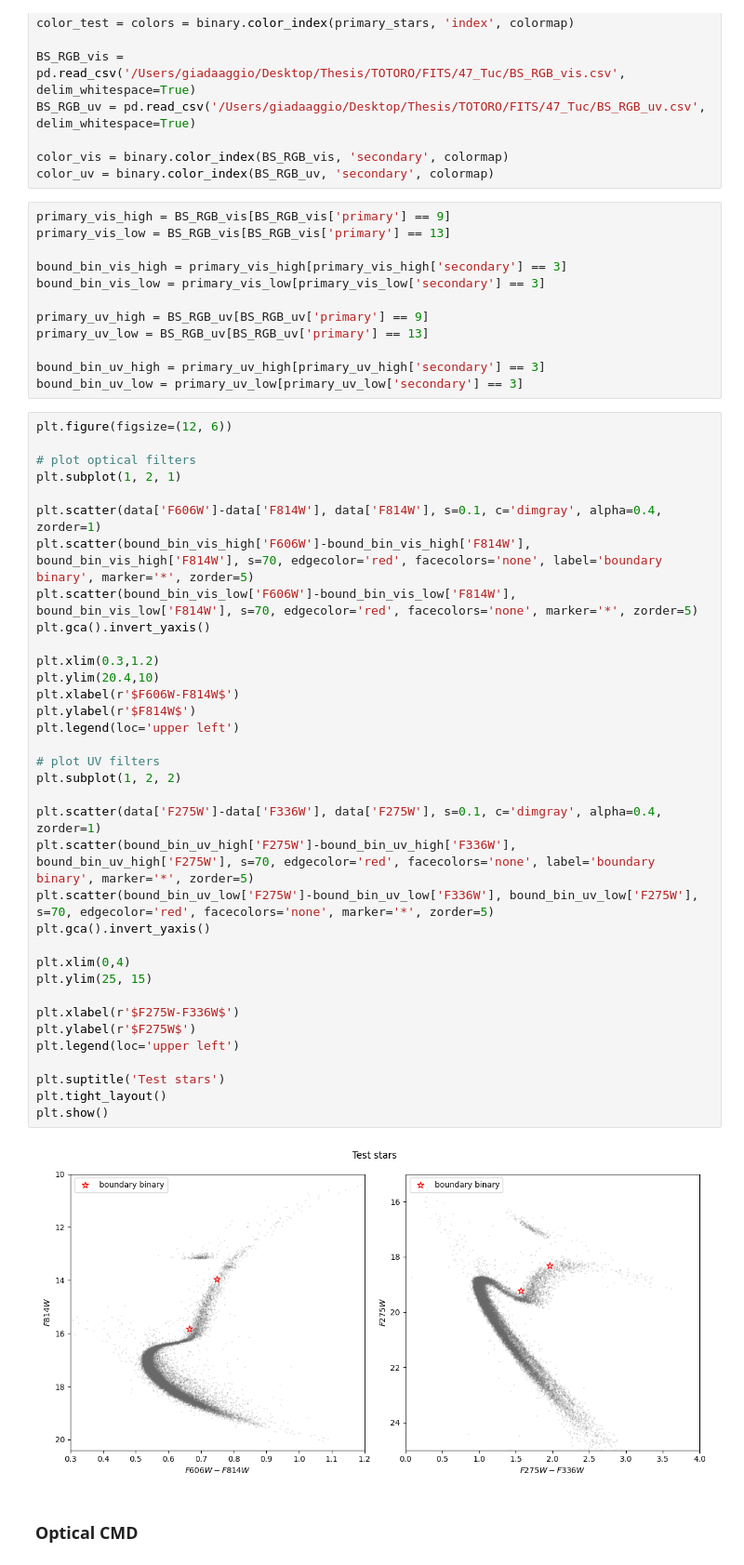
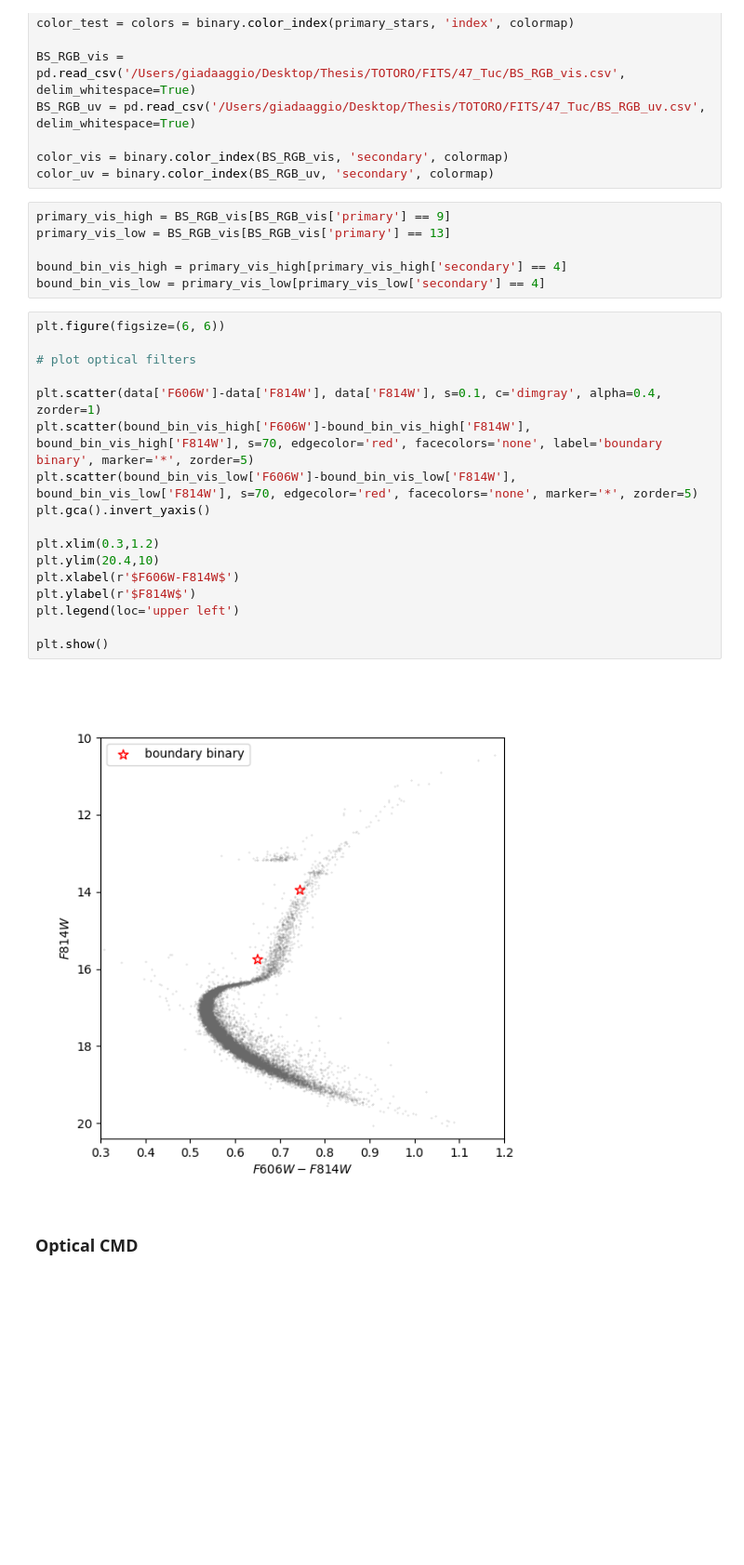
Before and after one commit to giadaaggio/master_thesis, a Jupyter notebook: TOTORO/CODES/notebooks/analysis/47 Tuc/region_binaries_RGB.ipynb, the cells around one changed output. Shown at 93% size. Drawn from its saved outputs; the diff is of its cells as text; blank space fills up the shorter version.

```diff
--- a/TOTORO/CODES/notebooks/analysis/47 Tuc/region_binaries_RGB.ipynb
+++ b/TOTORO/CODES/notebooks/analysis/47 Tuc/region_binaries_RGB.ipynb
@@ -63,50 +89,26 @@ color_uv = binary.color_index(BS_RGB_uv, 'secondary', colormap)
 primary_vis_high = BS_RGB_vis[BS_RGB_vis['primary'] == 9]
 primary_vis_low = BS_RGB_vis[BS_RGB_vis['primary'] == 13]
 
-bound_bin_vis_high = primary_vis_high[primary_vis_high['secondary'] == 3]
-bound_bin_vis_low = primary_vis_low[primary_vis_low['secondary'] == 3]
-
-primary_uv_high = BS_RGB_uv[BS_RGB_uv['primary'] == 9]
-primary_uv_low = BS_RGB_uv[BS_RGB_uv['primary'] == 13]
-
-bound_bin_uv_high = primary_uv_high[primary_uv_high['secondary'] == 3]
-bound_bin_uv_low = primary_uv_low[primary_uv_low['secondary'] == 3]
+bound_bin_vis_high = primary_vis_high[primary_vis_high['secondary'] == 4]
+bound_bin_vis_low = primary_vis_low[primary_vis_low['secondary'] == 4]
 # %%
-plt.figure(figsize=(12, 6))
+plt.figure(figsize=(6, 6))
 
 # plot optical filters
-plt.subplot(1, 2, 1)
 
 plt.scatter(data['F606W']-data['F814W'], data['F814W'], s=0.1, c='dimgray', alpha=0.4, zorder=1)
 plt.scatter(bound_bin_vis_high['F606W']-bound_bin_vis_high['F814W'], bound_bin_vis_high['F814W'], s=70, edgecolor='red', facecolors='none', label='boundary binary', marker='*', zorder=5)
 plt.scatter(bound_bin_vis_low['F606W']-bound_bin_vis_low['F814W'], bound_bin_vis_low['F814W'], s=70, edgecolor='red', facecolors='none', marker='*', zorder=5)
 plt.gca().invert_yaxis()
 
 plt.xlim(0.3,1.2)
 plt.ylim(20.4,10)
 plt.xlabel(r'$F606W-F814W$')
 plt.ylabel(r'$F814W$')
 plt.legend(loc='upper left')
 
-# plot UV filters
-plt.subplot(1, 2, 2)
-
-plt.scatter(data['F275W']-data['F336W'], data['F275W'], s=0.1, c='dimgray', alpha=0.4, zorder=1)
-plt.scatter(bound_bin_uv_high['F275W']-bound_bin_uv_high['F336W'], bound_bin_uv_high['F275W'], s=70, edgecolor='red', facecolors='none', label='boundary binary', marker='*', zorder=5)
-plt.scatter(bound_bin_uv_low['F275W']-bound_bin_uv_low['F336W'], bound_bin_uv_low['F275W'], s=70, edgecolor='red', facecolors='none', marker='*', zorder=5)
-plt.gca().invert_yaxis()
-
-plt.xlim(0,4)
-plt.ylim(25, 15)
-
-plt.xlabel(r'$F275W-F336W$')
-plt.ylabel(r'$F275W$')
-plt.legend(loc='upper left')
-
-plt.suptitle('Test stars')
-plt.tight_layout()
 plt.show()
 # %% [output]
-[figure, old version]
+[figure, new version]
 # %% [markdown]
 ### Optical CMD
```
Also changed, not shown: parts of 19 cells of this notebook, 41 other files.
